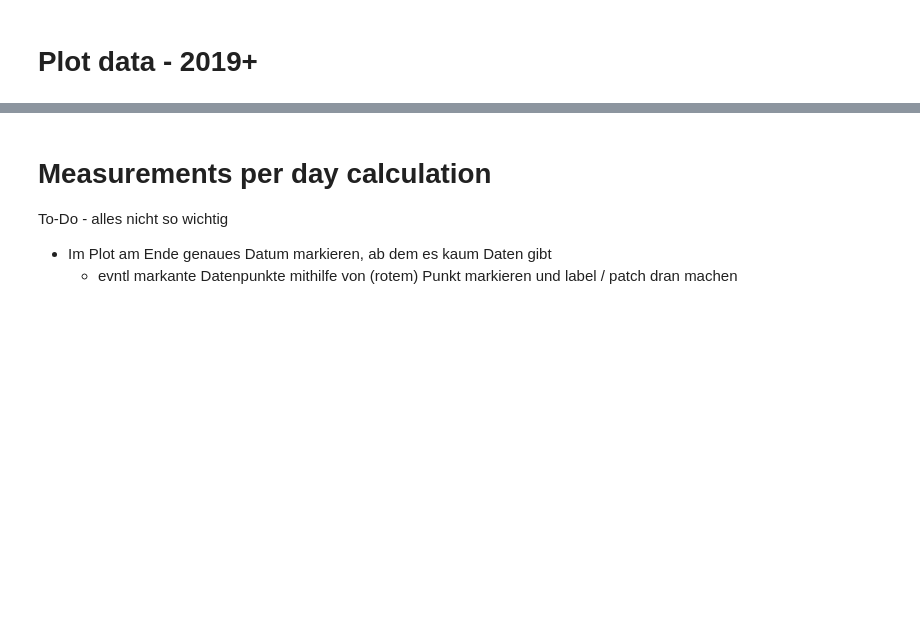
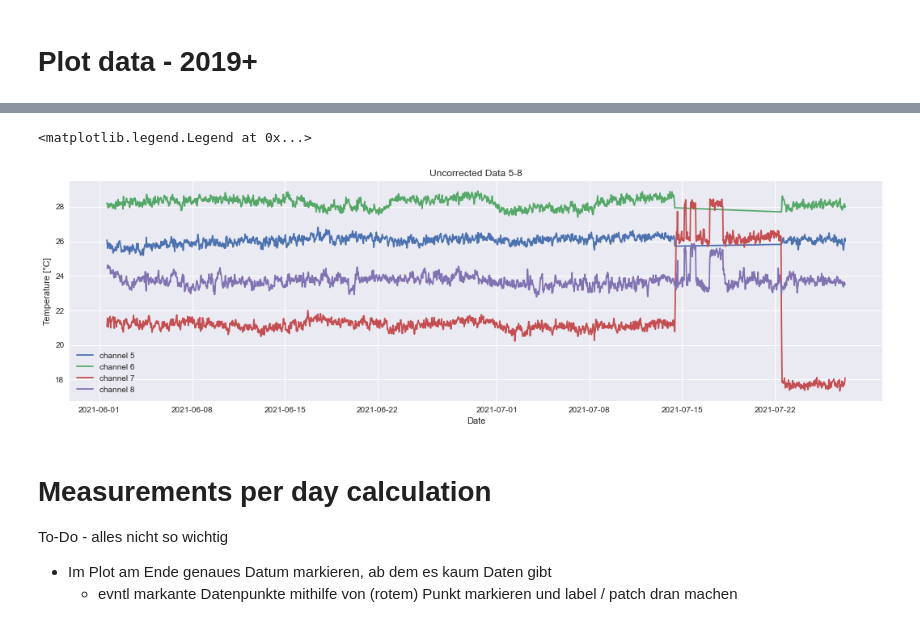
Before and after one commit to mvwick/Scripts_Masterarbeit, a Jupyter notebook: my_database_script.ipynb, the cells around one changed output, grey strips where cells are left out. Drawn from its saved outputs; the diff is of its cells as text; code cells hidden in the pictures; blank space fills up the shorter version.

```diff
--- a/my_database_script.ipynb
+++ b/my_database_script.ipynb
@@ -147,3 +170,23 @@ plt.legend(loc="lower right") # with large amount of data loc="best" can be slow
+# %%
+# Plot uncorrected data
+# choose a length in the shaft water
+length=750 # you can change it
+
+plt.figure(figsize=(18,5))
+for c in ["5","6","7","8"]:
+    inde=data_all[c][length].index
+    val=data_all[c][length].values
+    plt.plot(inde,val, label=f"channel {c}")
+plt.xlabel("Date")
+plt.ylabel("Temperature [°C]")
+plt.title("Uncorrected Data 5-8")
+plt.legend() # with large amount of data loc="best" can be slow
+
+# nach neuem Quick-Start können sich die Kalibration im Gerät anscheinend stark ändern (Kanal 7). Siehe auch Plot für CH 1-4
+# In den Calibrations Report vom Gerät konnte ich nicht erkennen warum es diesen unterschied gibt
+# %% [output]
+<matplotlib.legend.Legend at 0x...>
+[figure, added]
 # %% [markdown]
 # Measurements per day calculation
 To-Do - alles nicht so wichtig
```
Also changed, not shown: parts of 14 cells of this notebook, 32 other files.
